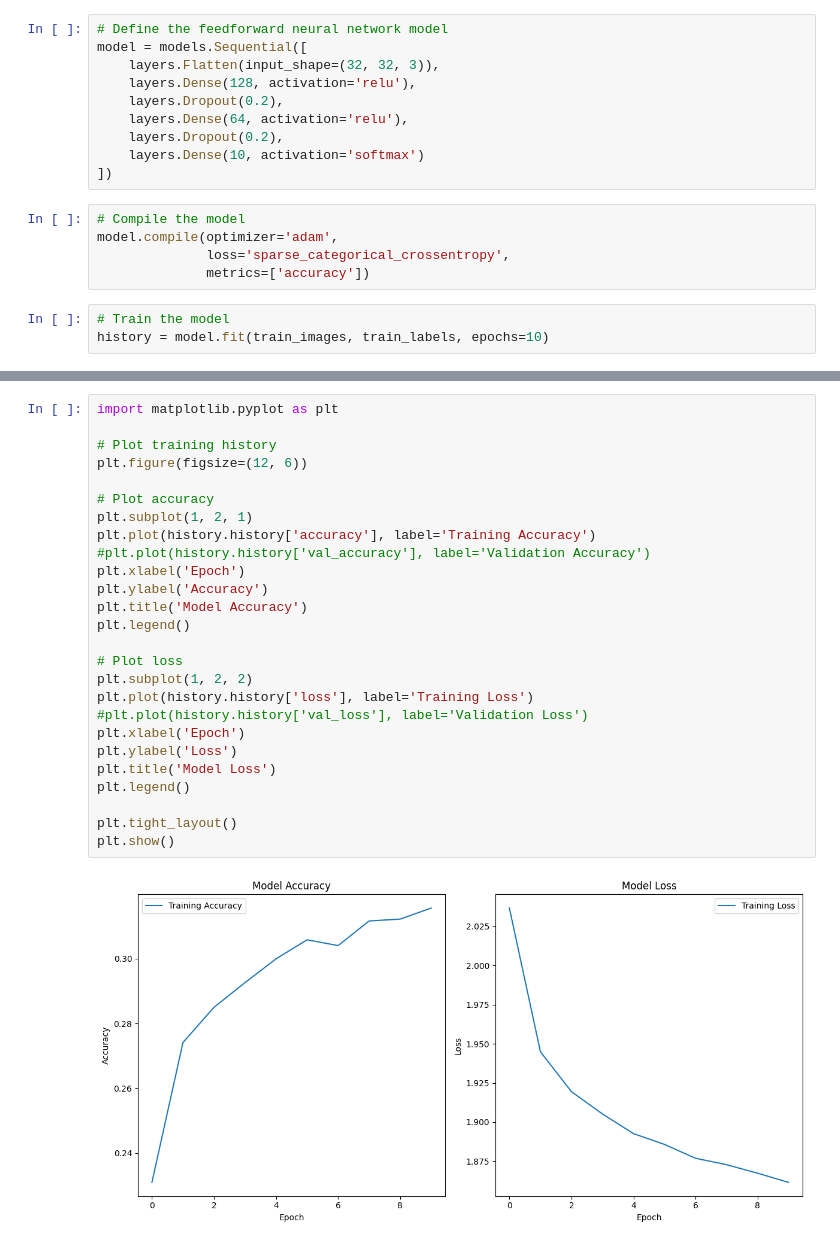
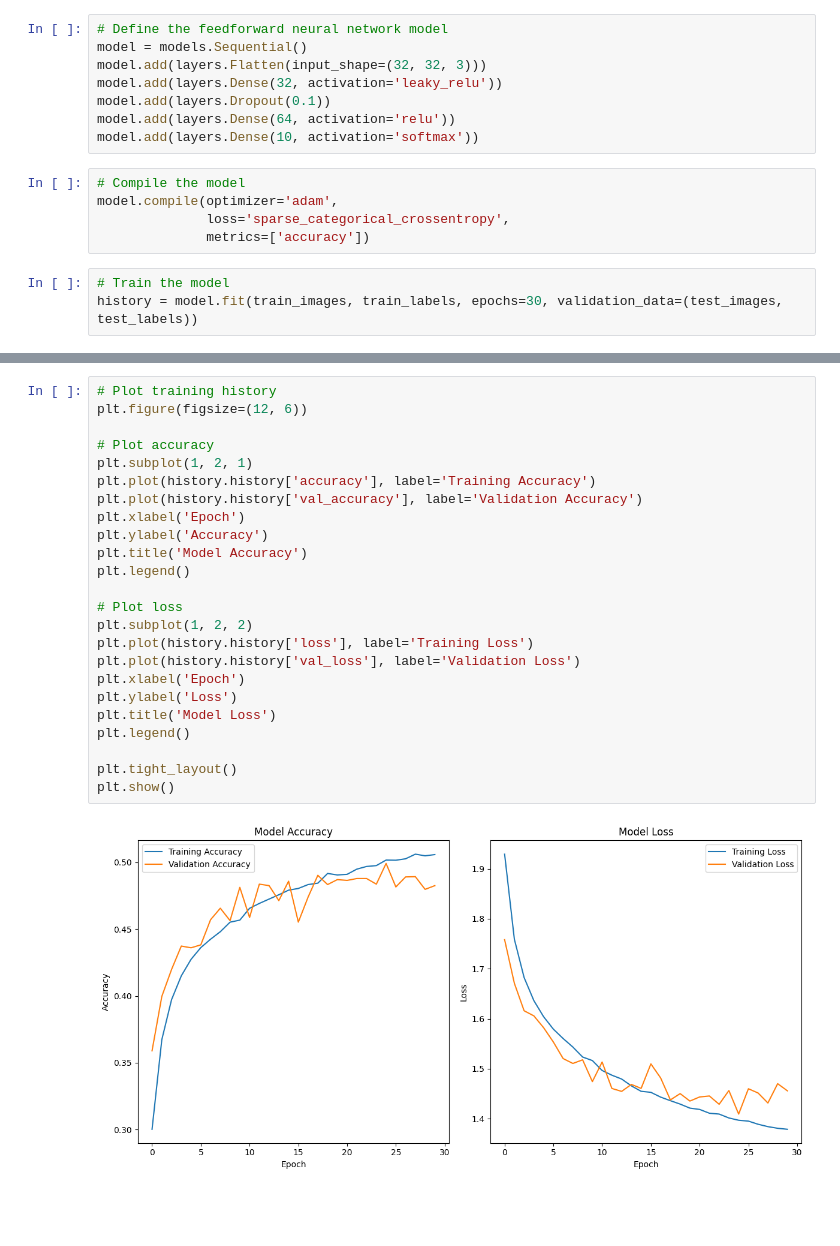
Before and after one commit to dssikdar/ClassifIm, a Jupyter notebook: FFNN/FFNN_Cifar10.ipynb, the cells around one changed output, grey strips where cells are left out. Drawn from its saved outputs; the diff is of its cells as text; blank space fills up the shorter version.

```diff
--- a/FFNN/FFNN_Cifar10.ipynb
+++ b/FFNN/FFNN_Cifar10.ipynb
@@ -15,13 +12,11 @@ Downloading data from https://www.cs.toronto.edu/~kriz/cifar-10-python.tar.gz
 # %%
 # Define the feedforward neural network model
-model = models.Sequential([
-    layers.Flatten(input_shape=(32, 32, 3)),
-    layers.Dense(128, activation='relu'),
-    layers.Dropout(0.2),
-    layers.Dense(64, activation='relu'),
-    layers.Dropout(0.2),
-    layers.Dense(10, activation='softmax')
-])
+model = models.Sequential()
+model.add(layers.Flatten(input_shape=(32, 32, 3)))
+model.add(layers.Dense(32, activation='leaky_relu'))
+model.add(layers.Dropout(0.1))
+model.add(layers.Dense(64, activation='relu'))
+model.add(layers.Dense(10, activation='softmax'))
 # %%
 # Compile the model
 model.compile(optimizer='adam',
@@ -29,5 +24,5 @@ model.compile(optimizer='adam',
               metrics=['accuracy'])
 # %%
 # Train the model
-history = model.fit(train_images, train_labels, epochs=10)
+history = model.fit(train_images, train_labels, epochs=30, validation_data=(test_images, test_labels))
 # %% [output]
@@ -61,28 +53,26 @@ Test accuracy: 0.33059999346733093
 # %%
-import matplotlib.pyplot as plt
-
 # Plot training history
 plt.figure(figsize=(12, 6))
 
 # Plot accuracy
 plt.subplot(1, 2, 1)
 plt.plot(history.history['accuracy'], label='Training Accuracy')
-#plt.plot(history.history['val_accuracy'], label='Validation Accuracy')
+plt.plot(history.history['val_accuracy'], label='Validation Accuracy')
 plt.xlabel('Epoch')
 plt.ylabel('Accuracy')
 plt.title('Model Accuracy')
 plt.legend()
 
 # Plot loss
 plt.subplot(1, 2, 2)
 plt.plot(history.history['loss'], label='Training Loss')
-#plt.plot(history.history['val_loss'], label='Validation Loss')
+plt.plot(history.history['val_loss'], label='Validation Loss')
 plt.xlabel('Epoch')
 plt.ylabel('Loss')
 plt.title('Model Loss')
 plt.legend()
 
 plt.tight_layout()
 plt.show()
 # %% [output]
-[figure, old version]
+[figure, new version]
```
Also changed, not shown: parts of 3 cells of this notebook.
